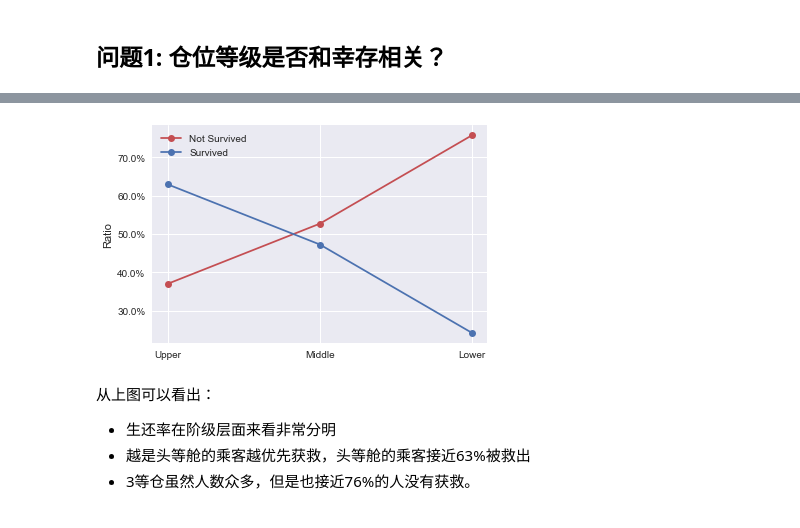
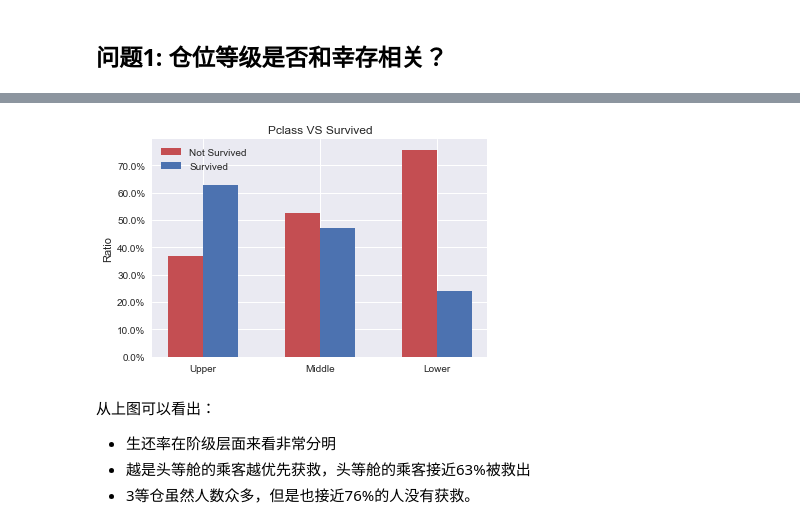
Before and after one commit to niko-liu/data_analysis, a Jupyter notebook: titanic-data-analyse.ipynb, the cells around one changed output, grey strips where cells are left out. Drawn from its saved outputs; the diff is of its cells as text; code cells hidden in the pictures.

```diff
--- a/titanic-data-analyse.ipynb
+++ b/titanic-data-analyse.ipynb
@@ -131,0 +155,4 @@ plt.show()
+# %%
+bins = np.arange(0, 90, 10)
+titanic_df["Age_group"] = pd.cut(titanic_df.Age, bins)
+titanic_df.groupby("Age_group")["PassengerId"].count()
@@ -200,21 +222,39 @@ print(surviveds)
+# %%
+def div_by_cols_val(df, cols_name, map_df, map_cols_name):
+    return df[cols_name].div(df[map_cols_name].map(map_df.set_index(map_cols_name)[cols_name]))
+
+def not_survived_cal(val):
+    return 1 - val
+
+surviveds = titanic_df.groupby("Pclass").Survived.mean()
+not_surviveds = surviveds.apply(not_survived_cal)
 # %%
 # 绘制比例图形对比结果
 from matplotlib.ticker import FuncFormatter
 
 plt.close("all")
 def to_percent(y, position):
     return str(100 * y) + '%'
+
 formatter = FuncFormatter(to_percent)
-p1 = plt.plot(not_surviveds.Pclass, not_surviveds.ratio, "r-o")
-p2 = plt.plot(surviveds.Pclass, surviveds.ratio, "b-o")
+
+def create_bar_plot(df1, df2, xlabels=None, ylabel=None, bar_width=0.3, legend_names=None, title=None):
+    arange = np.arange(df1.count())
+    p1 = plt.bar(arange, df1, bar_width, color="r")
+    p2 = plt.bar(arange+bar_width, df2, bar_width, color="b")
+    x_labels = xlabels
+    plt.xticks(arange + bar_width/2, x_labels)
+    plt.ylabel(ylabel)
+    plt.title(title)
+    plt.legend((p1[0], p2[0]), legend_names)
+    plt.gca().yaxis.set_major_formatter(formatter)
+    plt.show()
+
 x_labels = ["Upper", "Middle", "Lower"]
-plt.xticks(not_surviveds.Pclass, x_labels)
-plt.ylabel("Ratio")
-plt.legend((p1[0], p2[0]), ("Not Survived", "Survived"))
-plt.gca().yaxis.set_major_formatter(formatter)
-plt.show()
+
+create_bar_plot(not_surviveds, surviveds, x_labels, "Ratio", legend_names=("Not Survived", "Survived"), title="Pclass VS Survived")
 # %% [output]
-[figure, old version]
+[figure, new version]
 # %% [markdown]
 从上图可以看出：
 - 生还率在阶级层面来看非常分明
```
Also changed, not shown: parts of 24 cells of this notebook.
